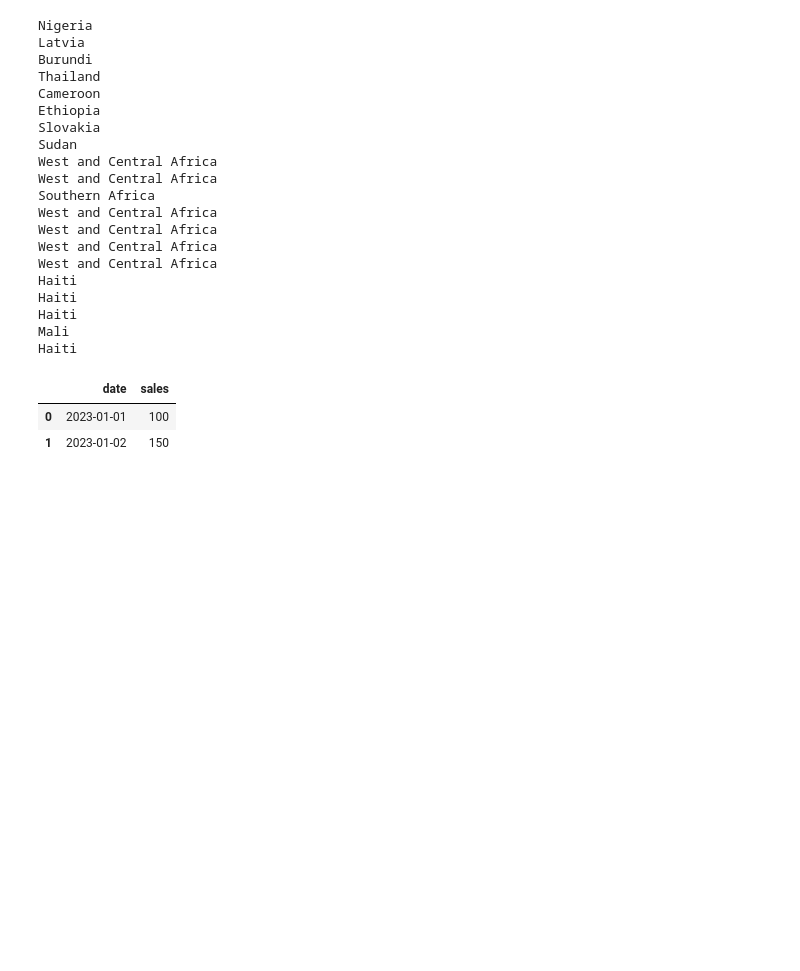
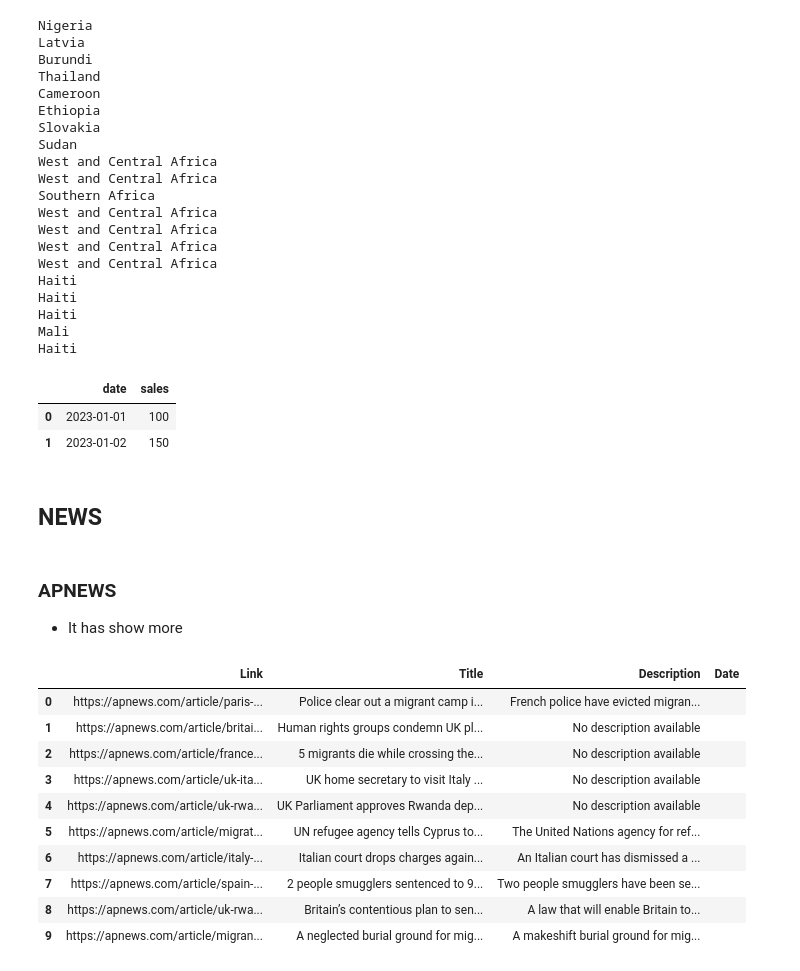
Before and after one commit to Otomisin/c-practise, a Jupyter notebook: WebScraping/freeCodeCamp.ipynb, the cells around one changed output. Drawn from its saved outputs; the diff is of its cells as text; code cells hidden in the pictures; blank space fills up the shorter version.

```diff
--- a/WebScraping/freeCodeCamp.ipynb
+++ b/WebScraping/freeCodeCamp.ipynb
@@ -809,3 +809,74 @@ df['date'] = pd.to_datetime(df['date'])
 |  | date | sales |
 | 0 | 2023-01-01 | 100 |
 | 1 | 2023-01-02 | 150 |
+# %% [markdown]
+## NEWS
+# %% [markdown]
+### APNEWS
+
+- It has show more
+# %%
+import requests
+from bs4 import BeautifulSoup
+import pandas as pd
+
+# Set the URL to request
+url = 'https://apnews.com/hub/migration'
+
+# Headers to simulate a browser visit
+headers = {
+    'User-Agent': 'Mozilla/5.0 (Windows NT 10.0; Win64; x64) AppleWebKit/537.36 (KHTML, like Gecko) Chrome/58.0.3029.110 Safari/537.3'
+}
+
+# Make the request with headers to mimic a browser
+response = requests.get(url, headers=headers)
+
+# Create a BeautifulSoup object
+soup = BeautifulSoup(response.content, 'html.parser')
+
+# Search for divs by class name where data is structured as provided
+page_items = soup.find_all('div', class_='PageList-items-item')
+
+# Initialize a list to hold the extracted data
+data = []
+
+# Iterate through each item and extract the necessary information
+for item in page_items:
+    page_promo = item.find('div', class_='PagePromo')
+    if page_promo:
+        link_tag = page_promo.find('a', class_='Link')
+        link = link_tag['href'] if link_tag else 'No link available'
+        title_tag = page_promo.find('h3', class_='PagePromo-title')
+        title = title_tag.text.strip() if title_tag else 'No title available'
+        description_tag = page_promo.find('div', class_='PagePromo-description')
+        description = description_tag.text.strip() if description_tag else 'No description available'
+
+        # Correct targeting of the date element using the data-date attribute
+        date_tag = page_promo.find('span', attrs={'data-date': True})
+        date = date_tag.text if date_tag else 'Date not available'
+
+        # Append the extracted information to the list
+        data.append({
+            'Link': link,
+            'Title': title,
+            'Description': description,
+            'Date': date
+        })
+
+# Create a DataFrame from the extracted data
+data_df = pd.DataFrame(data)
+
+# Display the DataFrame
+data_df.head(10)
+# %% [output]
+|  | Link | Title | Description | Date |
+| 0 | https://apnews.com/article/paris-... | Police clear out a migrant camp i... | French police have evicted migran... |  |
+| 1 | https://apnews.com/article/britai... | Human rights groups condemn UK pl... | No description available |  |
+| 2 | https://apnews.com/article/france... | 5 migrants die while crossing the... | No description available |  |
+| 3 | https://apnews.com/article/uk-ita... | UK home secretary to visit Italy ... | No description available |  |
+| 4 | https://apnews.com/article/uk-rwa... | UK Parliament approves Rwanda dep... | No description available |  |
+| 5 | https://apnews.com/article/migrat... | UN refugee agency tells Cyprus to... | The United Nations agency for ref... |  |
+| 6 | https://apnews.com/article/italy-... | Italian court drops charges again... | An Italian court has dismissed a ... |  |
+| 7 | https://apnews.com/article/spain-... | 2 people smugglers sentenced to 9... | Two people smugglers have been se... |  |
+| 8 | https://apnews.com/article/uk-rwa... | Britain’s contentious plan to sen... | A law that will enable Britain to... |  |
+| 9 | https://apnews.com/article/migran... | A neglected burial ground for mig... | A makeshift burial ground for mig... |  |
```
Also changed, not shown: parts of 17 cells of this notebook.
